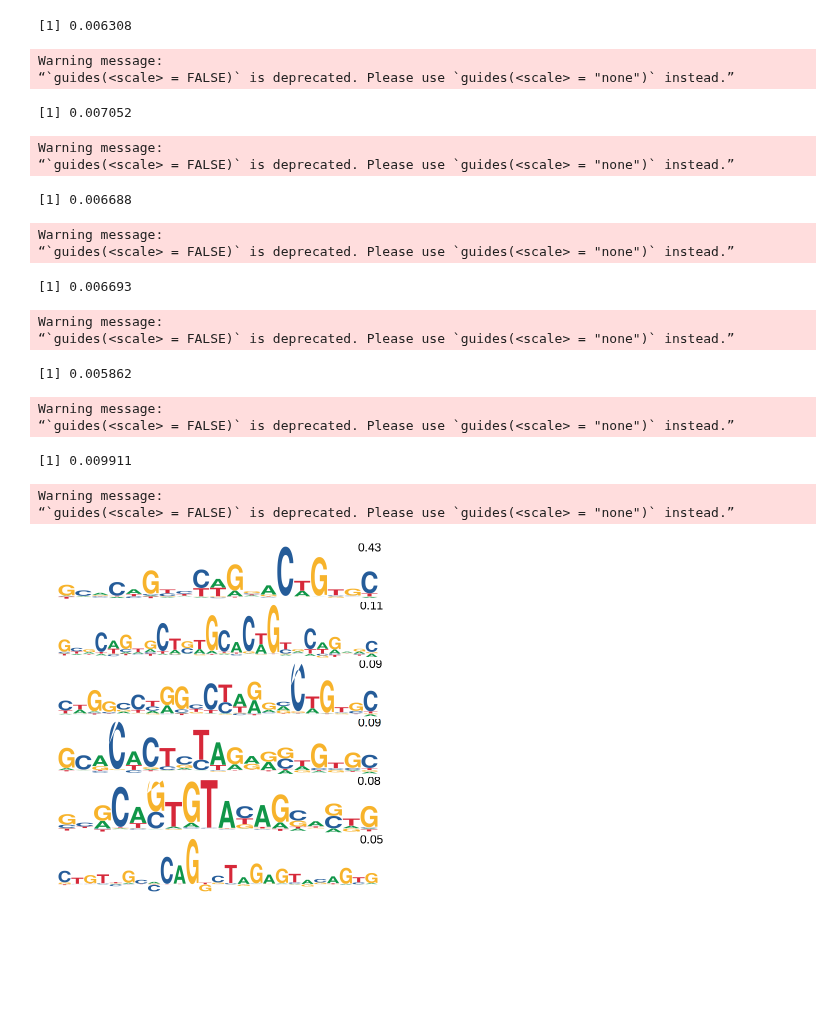
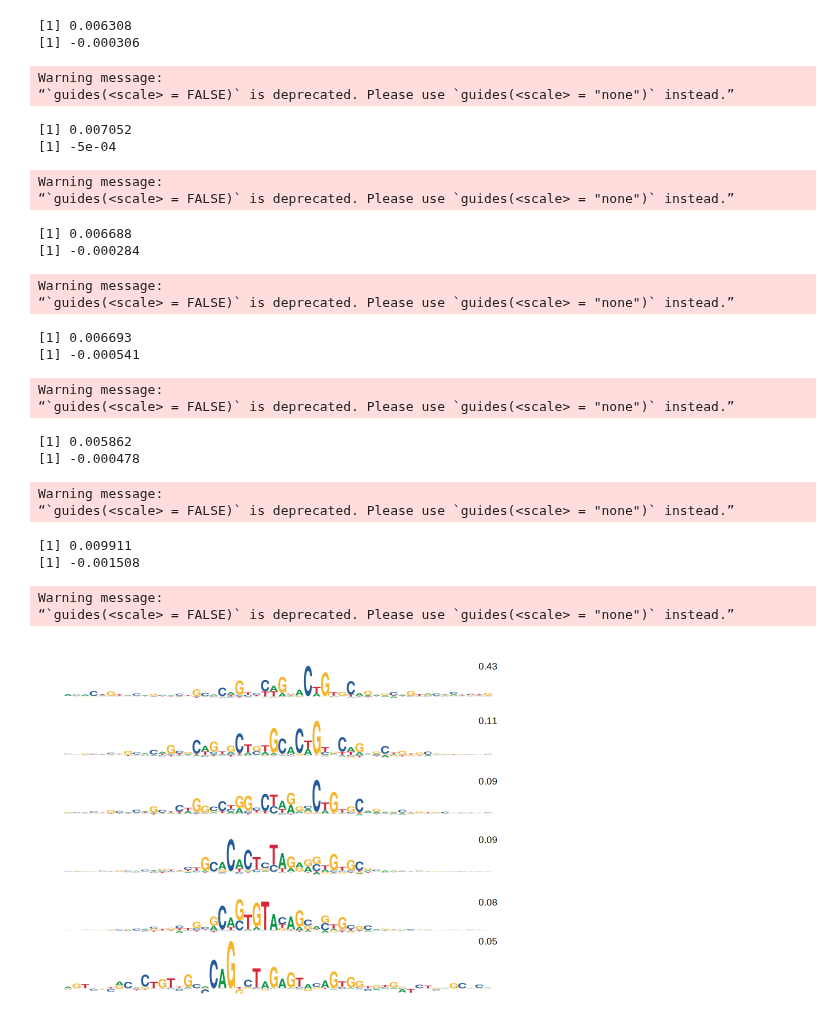
Before and after one commit to kundajelab/chrombpnet, a Jupyter notebook: src/evaluation/figure_notebooks/figure_2/b2_bias_motifs.ipynb, the cells around one changed output. Drawn from its saved outputs; the diff is of its cells as text; code cells hidden in the pictures; blank space fills up the shorter version.

Commit message:
updating figure 2

```diff
--- a/src/evaluation/figure_notebooks/figure_2/b2_bias_motifs.ipynb
+++ b/src/evaluation/figure_notebooks/figure_2/b2_bias_motifs.ipynb
@@ -39,7 +39,7 @@ trim_and_plot <- function(m, rc=F, trim_left=0, trim_right=0, method='bits', ymi
     p
 }
 # %%
-get_plots <- function(subcluster_base_path, input_ls, annotations, rc=F, trim_left=0, trim_right=0, first_yaxis=F) {
+get_plots <- function(subcluster_base_path, input_ls, annotations, rc=F, trim_left=0, trim_right=0, first_yaxis=F, ymax=None ,ymin=None) {
     transient_plots = list()
     num_instances_per_motif = 5
     i = 1
@@ -50,10 +50,11 @@ get_plots <- function(subcluster_base_path, input_ls, annotations, rc=F, trim_le
 
         #print(submotif)
         print(max(submotif))
+        print(min(submotif))
 
         textn = annotations[annotations["key"]==sprintf("0_%d",x)][2]
         transient_plots[[i]] = trim_and_plot(submotif, rc, trim_left, trim_right, method='custom',
-                                         ymin=min(submotif)-0.0001, ymax=max(submotif)+0.0001)
+                                         ymin=ymin, ymax=ymax)
 
         #transient_plots[[i]] = trim_and_plot(submotif, rc, trim_left, trim_right)
 
@@ -61,7 +62,7 @@ get_plots <- function(subcluster_base_path, input_ls, annotations, rc=F, trim_le
                                     annotate('text',
                                              x=ncol(submotif),
                                              y=max(submotif),
-                                             size=5,
+                                             size=4,
                                              label=sprintf("%.2f",as.numeric(textn))
                                              )
         #theme(plot.margin = unit(c(0,0,0,0), "pt"))
@@ -77,37 +78,43 @@ get_plots <- function(subcluster_base_path, input_ls, annotations, rc=F, trim_le
 }
 # %%
 
-options(repr.plot.width = 6, repr.plot.height = 6)
+options(repr.plot.width = 8, repr.plot.height = 6)
 
-atac_annotations = read.table("bias_motifs/profile_tn5.counts.csv",sep=",", header=TRUE)
+atac_annotations = read.table("subfigs/bias_motifs/profile_tn5.counts.csv",sep=",", header=TRUE)
 
-all_plots = get_plots("bias_motifs/profile_0_%d_tn5.pfm", seq(0,5), atac_annotations,
-                       rc=F, trim_left=0, trim_right=0, first_yaxis = F)
+all_plots = get_plots("subfigs/bias_motifs/profile_0_%d_tn5.pfm", seq(0,5), atac_annotations,
+                       rc=F, trim_left=0, trim_right=0, first_yaxis = F, ymax=0.01, ymin=-0.001)
 #do.call(gridExtra::grid.arrange, c(all_plots, ncol=1))
 
 wrap_plots(all_plots, ncol=1)
 
-ggsave("bias_motifs/tn5_bias.pdf", device = "pdf",  width = 6, height = 6, dpi = 300)
+ggsave("subfigs/bias_motifs/tn5_bias.pdf", device = "pdf",  width = 3, height = 6, dpi = 300)
 # %% [output]
 [1] 0.006308
+[1] -0.000306
 Warning message:
 “`guides(<scale> = FALSE)` is deprecated. Please use `guides(<scale> = "none")` instead.”
 [1] 0.007052
+[1] -5e-04
 Warning message:
 “`guides(<scale> = FALSE)` is deprecated. Please use `guides(<scale> = "none")` instead.”
 [1] 0.006688
+[1] -0.000284
 Warning message:
 “`guides(<scale> = FALSE)` is deprecated. Please use `guides(<scale> = "none")` instead.”
 [1] 0.006693
+[1] -0.000541
 Warning message:
 “`guides(<scale> = FALSE)` is deprecated. Please use `guides(<scale> = "none")` instead.”
 [1] 0.005862
+[1] -0.000478
 Warning message:
 “`guides(<scale> = FALSE)` is deprecated. Please use `guides(<scale> = "none")` instead.”
 [1] 0.009911
+[1] -0.001508
 Warning message:
 “`guides(<scale> = FALSE)` is deprecated. Please use `guides(<scale> = "none")` instead.”
-[figure, old version]
+[figure, new version]
 # %%
 
 options(repr.plot.width = 3, repr.plot.height = 6)
```
Also changed, not shown: parts of 2 cells of this notebook, 7 other files.
